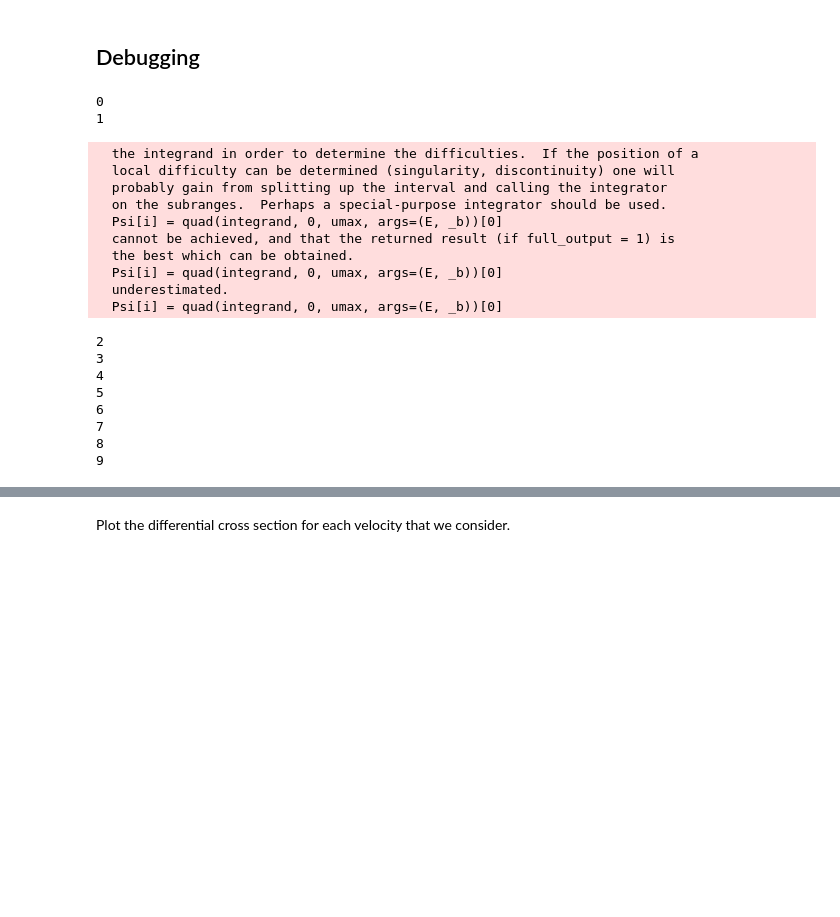
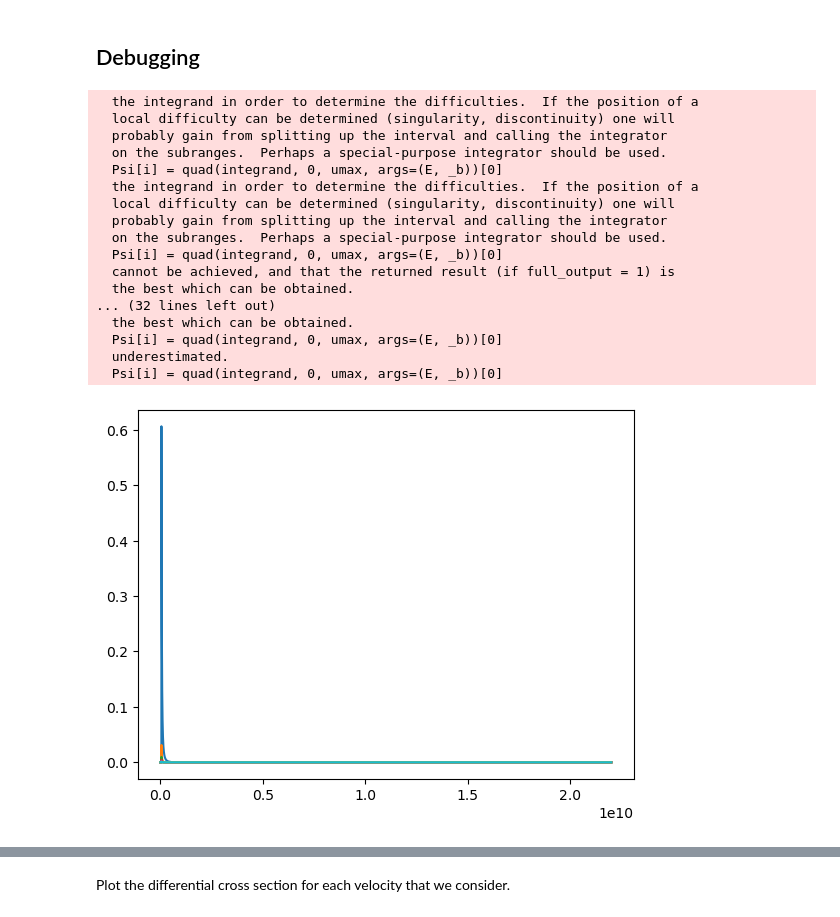
Before and after one commit to yuhants/impulse, a Jupyter notebook: yuhan/dR_dq_nugget.ipynb, the cells around one changed output, grey strips where cells are left out. Saved outputs shown, nothing was run; the diff lists cells and outputs as text; code cells hidden in the pictures; blank space fills up the shorter version.

```diff
--- a/yuhan/dR_dq_nugget.ipynb
+++ b/yuhan/dR_dq_nugget.ipynb
@@ -743,35 +745,36 @@ def dsig_dq(b, theta):
 # %% [markdown]
 ## Debugging
 # %%
-nvels = 10      # number of velocities to include in integration
+nvels = 10  # number of velocities to include in integration
 vlist = np.linspace(vmin, vesc, nvels)
 
-nb = 2000
-bb, tt = np.empty(shape=(vlist.size, nb)), np.empty(shape=(vlist.size, nb))
-for idx, v in enumerate(vlist):
-    print(idx)
-    bb[idx], tt[idx] = b_theta(M_X, m_phi, alpha, v)
+# nb = 2000
+# bb, tt = np.empty(shape=(vlist.size, nb)), np.empty(shape=(vlist.size, nb))
+# for idx, v in enumerate(vlist):
+#     print(idx)
+#     bb[idx], tt[idx] = b_theta(M_X, m_phi, alpha, v)
+
+params = list(np.vstack((np.full_like(vlist, M_X), np.full_like(vlist, m_phi), np.full_like(vlist, alpha), vlist)).T)
+pool = Pool(8)
+b_theta_pooled = pool.starmap(b_theta, params)
 # %% [output]
-0
-1
+  the integrand in order to determine the difficulties.  If the position of a
+  local difficulty can be determined (singularity, discontinuity) one will
+  probably gain from splitting up the interval and calling the integrator
+  on the subranges.  Perhaps a special-purpose integrator should be used.
+  Psi[i] = quad(integrand, 0, umax, args=(E, _b))[0]
+  the integrand in order to determine the difficulties.  If the position of a
+  local difficulty can be determined (singularity, discontinuity) one will
+  probably gain from splitting up the interval and calling the integrator
+  on the subranges.  Perhaps a special-purpose integrator should be used.
+  Psi[i] = quad(integrand, 0, umax, args=(E, _b))[0]
+  cannot be achieved, and that the returned result (if full_output = 1) is
+  the best which can be obtained.
+... (32 lines left out)
+  the best which can be obtained.
+  Psi[i] = quad(integrand, 0, umax, args=(E, _b))[0]
+  underestimated.
+  Psi[i] = quad(integrand, 0, umax, args=(E, _b))[0]
-  the integrand in order to determine the difficulties.  If the position of a
-  local difficulty can be determined (singularity, discontinuity) one will
-  probably gain from splitting up the interval and calling the integrator
-  on the subranges.  Perhaps a special-purpose integrator should be used.
-  Psi[i] = quad(integrand, 0, umax, args=(E, _b))[0]
-  cannot be achieved, and that the returned result (if full_output = 1) is
-  the best which can be obtained.
-  Psi[i] = quad(integrand, 0, umax, args=(E, _b))[0]
-  underestimated.
-  Psi[i] = quad(integrand, 0, umax, args=(E, _b))[0]
-2
-3
-4
-5
-6
-7
-8
-9
 # %%
 nq = 10000
 qq, ss = np.empty(shape=(vlist.size, nq)), np.empty(shape=(vlist.size, nq))
@@ -779,0 +786,5 @@ for idx, v in enumerate(vlist):
+# %%
+for i in range(10):
+    plt.plot(qq[i], ss[i])
+# %% [output]
+[figure, added]
```
Also changed, not shown: parts of 16 cells of this notebook, 3 other files.
